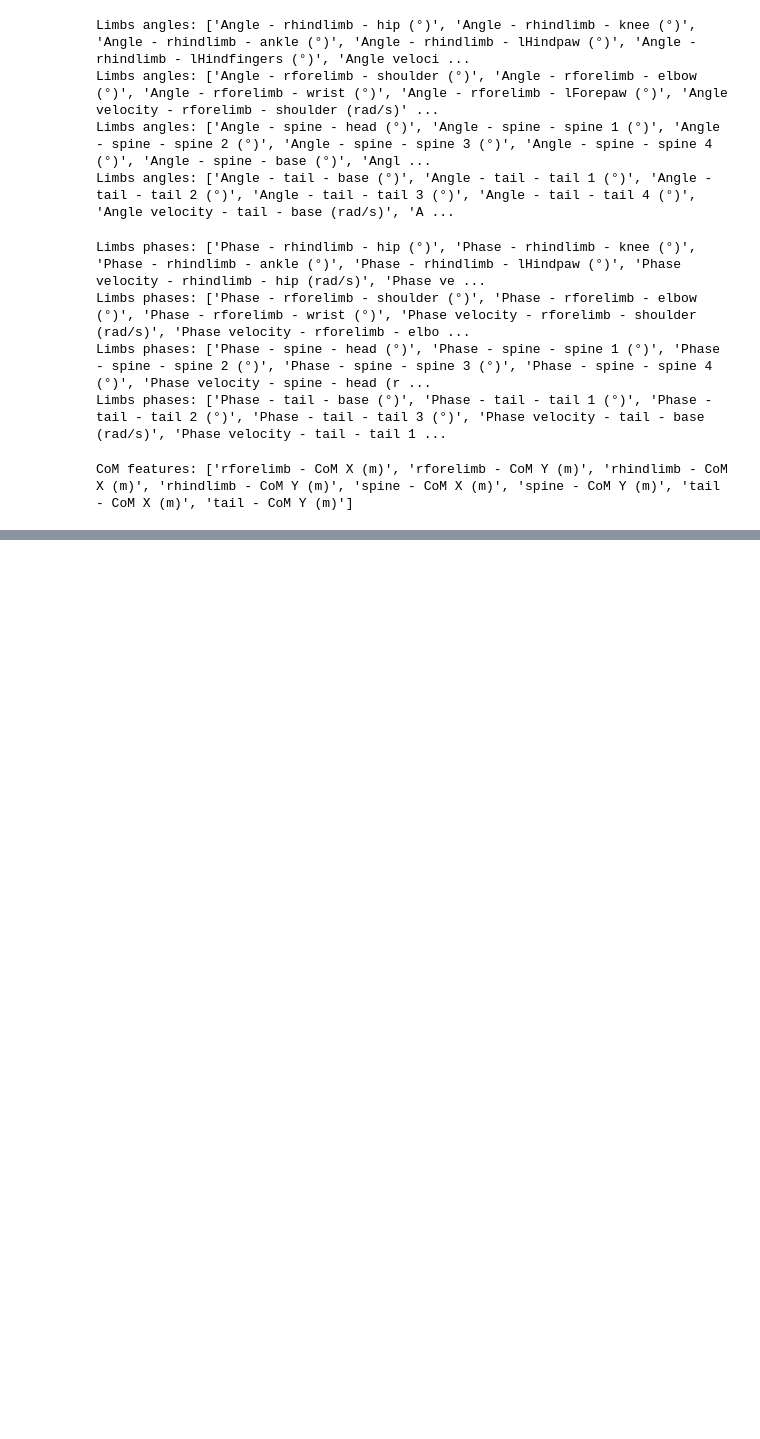
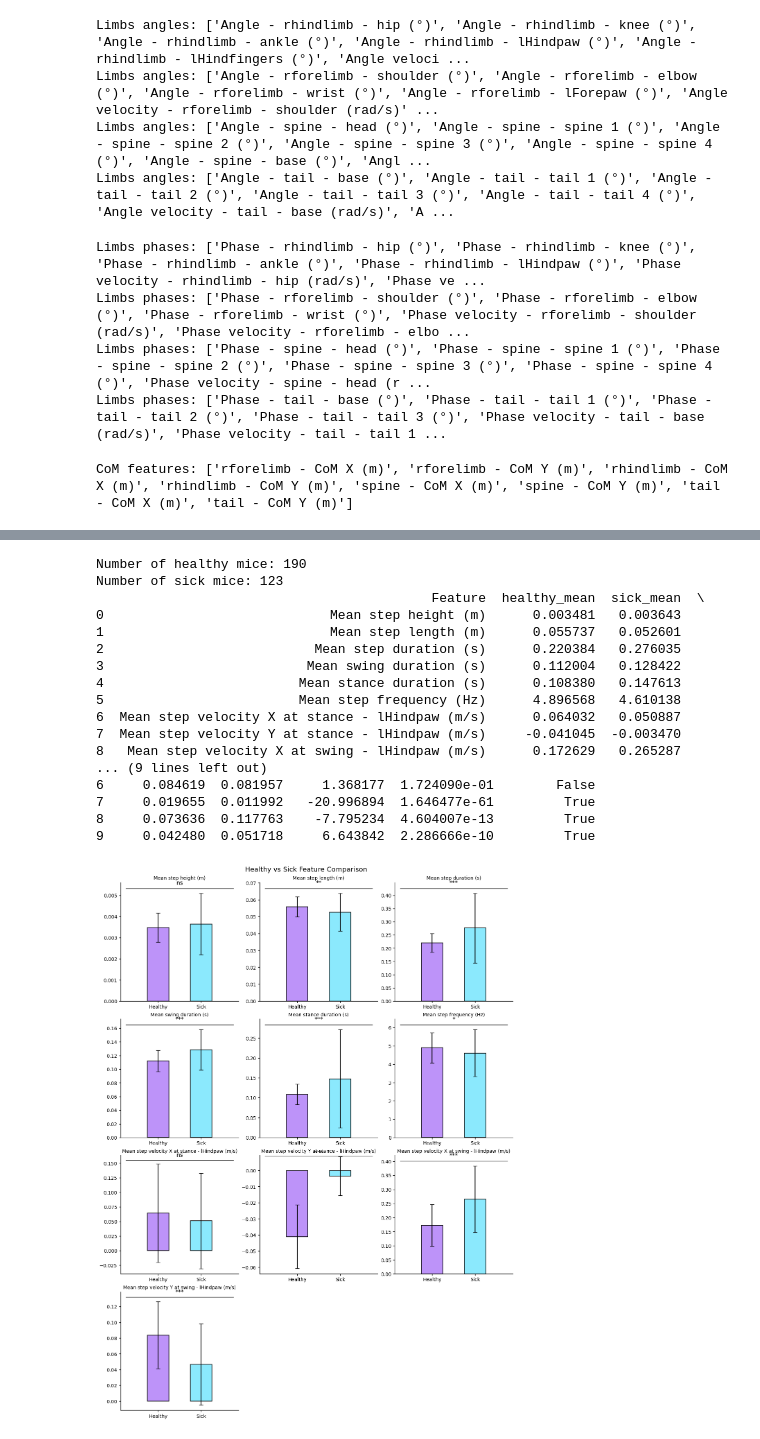
Before and after one commit to SimpingOjou/MScThesis, a Jupyter notebook: SCI_Time_Analysis.ipynb, the cells around one changed output, grey strips where cells are left out. Saved outputs shown, nothing was run; the diff lists cells and outputs as text; code cells hidden in the pictures; blank space fills up the shorter version.

```diff
--- a/SCI_Time_Analysis.ipynb
+++ b/SCI_Time_Analysis.ipynb
@@ -404,3 +867,57 @@ Number of mice: 95
+# %%
+## Perform t-test of healthy left sided runs healthy vs sick
+t_test_results_l = defaultdict(dict)
+total_features_l = features_to_check + features_to_check_against
+for feature in total_features_l:
+    if feature in healthy_mean_features_lr.columns and feature in sick_mean_features_lr.columns:
+        healthy_values = healthy_mean_features_lr[feature].dropna().values
+        sick_values = sick_mean_features_lr[feature].dropna().values
+        if len(healthy_values) > 0 and len(sick_values) > 0:
+            t_stat, p_value = ttest_ind_from_stats(
+                mean1=np.mean(healthy_values),
+                std1=np.std(healthy_values, ddof=1),
+                nobs1=len(healthy_values),
+                mean2=np.mean(sick_values),
+                std2=np.std(sick_values, ddof=1),
+                nobs2=len(sick_values),
+                equal_var=False  # Welch's t-test
+            )
+            t_test_results_l[feature]['healthy_mean'] = np.mean(healthy_values)
+            t_test_results_l[feature]['sick_mean'] = np.mean(sick_values)
+            t_test_results_l[feature]['healthy_std'] = np.std(healthy_values, ddof=1)
+            t_test_results_l[feature]['sick_std'] = np.std(sick_values, ddof=1)
+            t_test_results_l[feature]['t-statistic'] = t_stat
+            t_test_results_l[feature]['p-value'] = p_value
+
+# Convert results to DataFrame for better readability
+t_test_df_l = pd.DataFrame(t_test_results_l).T
+t_test_df_l = t_test_df_l.reset_index().rename(columns={'index': 'Feature'})
+t_test_df_l['Significant'] = t_test_df_l['p-value'] < 0.05  # Mark significant results, which indicates a significant difference between healthy and sick mice
+print(f"Number of healthy mice: {len(healthy_mean_features_lr)}")
+print(f"Number of sick mice: {len(sick_mean_features_lr)}")
+print(t_test_df_l)
+
+# Plot the t-test results for left sided runs
+plot_ttest_results_grid(t_test_df_l, healthy_mean_features_lr, sick_mean_features_lr, cols=3)
+# %% [output]
+Number of healthy mice: 190
+Number of sick mice: 123
+                                           Feature  healthy_mean  sick_mean  \
+0                             Mean step height (m)      0.003481   0.003643
+1                             Mean step length (m)      0.055737   0.052601
+2                           Mean step duration (s)      0.220384   0.276035
+3                          Mean swing duration (s)      0.112004   0.128422
+4                         Mean stance duration (s)      0.108380   0.147613
+5                         Mean step frequency (Hz)      4.896568   4.610138
+6  Mean step velocity X at stance - lHindpaw (m/s)      0.064032   0.050887
+7  Mean step velocity Y at stance - lHindpaw (m/s)     -0.041045  -0.003470
+8   Mean step velocity X at swing - lHindpaw (m/s)      0.172629   0.265287
+... (9 lines left out)
+6     0.084619  0.081957     1.368177  1.724090e-01        False
+7     0.019655  0.011992   -20.996894  1.646477e-61         True
+8     0.073636  0.117763    -7.795234  4.604007e-13         True
+9     0.042480  0.051718     6.643842  2.286666e-10         True
+[figure, added]
 # %%
 ## Print the ratio between stance and swing durations
 healthy_stance_ratio = healthy_mean_features['Mean stance duration (s)'].mean() / healthy_mean_features['Mean step duration (s)'].mean()
```
Also changed, not shown: parts of 19 cells of this notebook.
